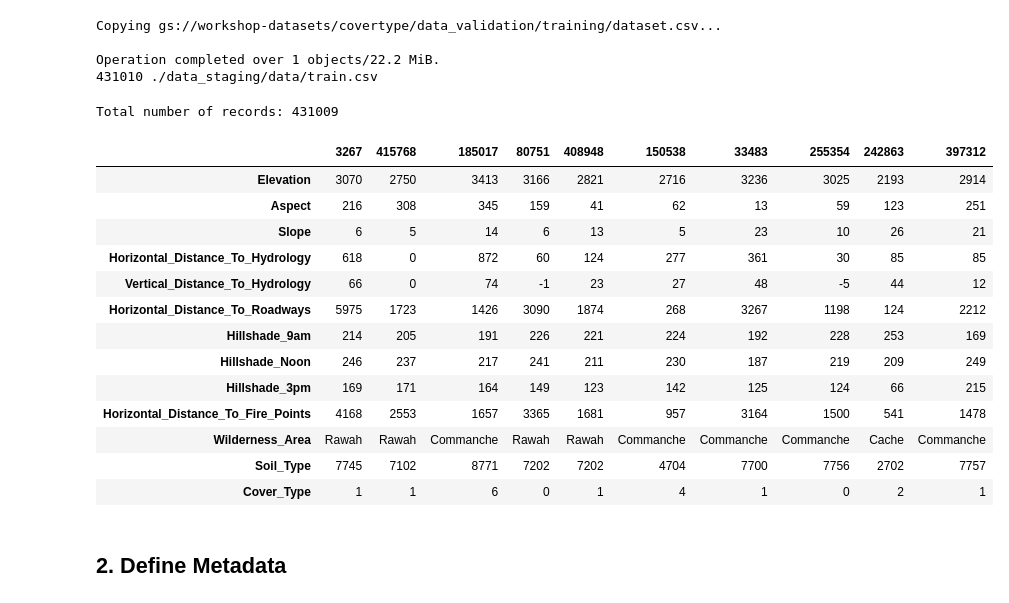
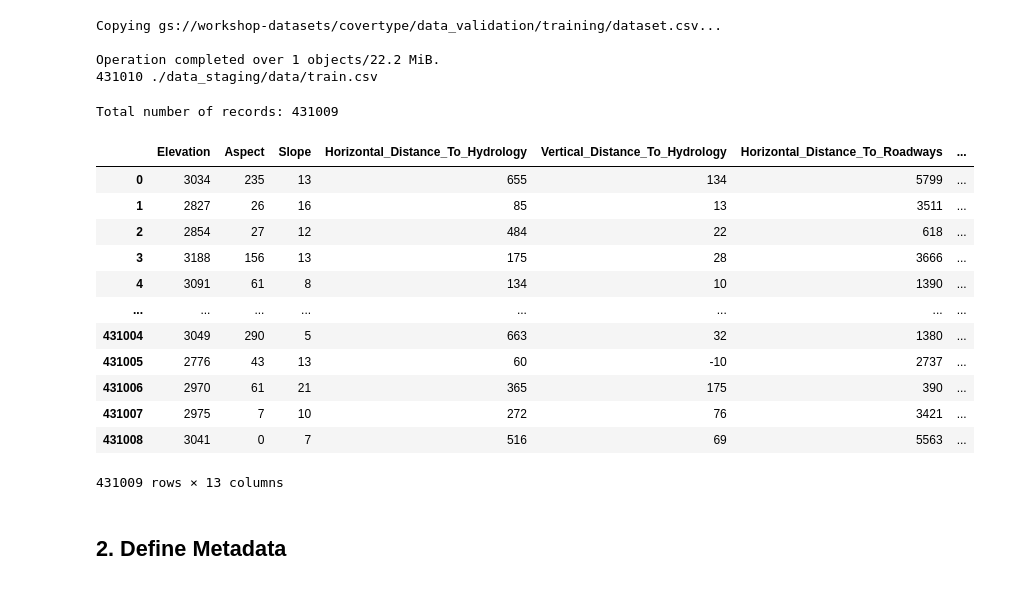
Before and after one commit to jarokaz/drift-monitor, a Jupyter notebook: prediction_player/generate-skewed-data.ipynb, the cells around one changed output. Saved outputs shown, nothing was run; the diff lists cells and outputs as text; code cells hidden in the pictures.

```diff
--- a/prediction_player/generate-skewed-data.ipynb
+++ b/prediction_player/generate-skewed-data.ipynb
@@ -50,24 +50,23 @@ Operation completed over 1 objects/22.2 MiB.
 # %%
 import pandas as pd
 data = pd.read_csv(LOCAL_DATA_FILE)
 print("Total number of records: {}".format(len(data.index)))
-data.sample(10).T
+data
 # %% [output]
 Total number of records: 431009
-|  | 3267 | 415768 | 185017 | 80751 | 408948 | 150538 | 33483 | 255354 | 242863 | 397312 |
-| Elevation | 3070 | 2750 | 3413 | 3166 | 2821 | 2716 | 3236 | 3025 | 2193 | 2914 |
-| Aspect | 216 | 308 | 345 | 159 | 41 | 62 | 13 | 59 | 123 | 251 |
-| Slope | 6 | 5 | 14 | 6 | 13 | 5 | 23 | 10 | 26 | 21 |
-| Horizontal_Distance_To_Hydrology | 618 | 0 | 872 | 60 | 124 | 277 | 361 | 30 | 85 | 85 |
-| Vertical_Distance_To_Hydrology | 66 | 0 | 74 | -1 | 23 | 27 | 48 | -5 | 44 | 12 |
-| Horizontal_Distance_To_Roadways | 5975 | 1723 | 1426 | 3090 | 1874 | 268 | 3267 | 1198 | 124 | 2212 |
-| Hillshade_9am | 214 | 205 | 191 | 226 | 221 | 224 | 192 | 228 | 253 | 169 |
-| Hillshade_Noon | 246 | 237 | 217 | 241 | 211 | 230 | 187 | 219 | 209 | 249 |
-| Hillshade_3pm | 169 | 171 | 164 | 149 | 123 | 142 | 125 | 124 | 66 | 215 |
-| Horizontal_Distance_To_Fire_Points | 4168 | 2553 | 1657 | 3365 | 1681 | 957 | 3164 | 1500 | 541 | 1478 |
-| Wilderness_Area | Rawah | Rawah | Commanche | Rawah | Rawah | Commanche | Commanche | Commanche | Cache | Commanche |
-| Soil_Type | 7745 | 7102 | 8771 | 7202 | 7202 | 4704 | 7700 | 7756 | 2702 | 7757 |
-| Cover_Type | 1 | 1 | 6 | 0 | 1 | 4 | 1 | 0 | 2 | 1 |
+|  | Elevation | Aspect | Slope | Horizontal_Distance_To_Hydrology | Vertical_Distance_To_Hydrology | Horizontal_Distance_To_Roadways | ... |
+| 0 | 3034 | 235 | 13 | 655 | 134 | 5799 | ... |
+| 1 | 2827 | 26 | 16 | 85 | 13 | 3511 | ... |
+| 2 | 2854 | 27 | 12 | 484 | 22 | 618 | ... |
+| 3 | 3188 | 156 | 13 | 175 | 28 | 3666 | ... |
+| 4 | 3091 | 61 | 8 | 134 | 10 | 1390 | ... |
+| ... | ... | ... | ... | ... | ... | ... | ... |
+| 431004 | 3049 | 290 | 5 | 663 | 32 | 1380 | ... |
+| 431005 | 2776 | 43 | 13 | 60 | -10 | 2737 | ... |
+| 431006 | 2970 | 61 | 21 | 365 | 175 | 390 | ... |
+| 431007 | 2975 | 7 | 10 | 272 | 76 | 3421 | ... |
+| 431008 | 3041 | 0 | 7 | 516 | 69 | 5563 | ... |
+431009 rows × 13 columns
 # %% [markdown]
 ## 2. Define Metadata
 # %%
```
Also changed, not shown: parts of 9 cells of this notebook, 3 other files.
